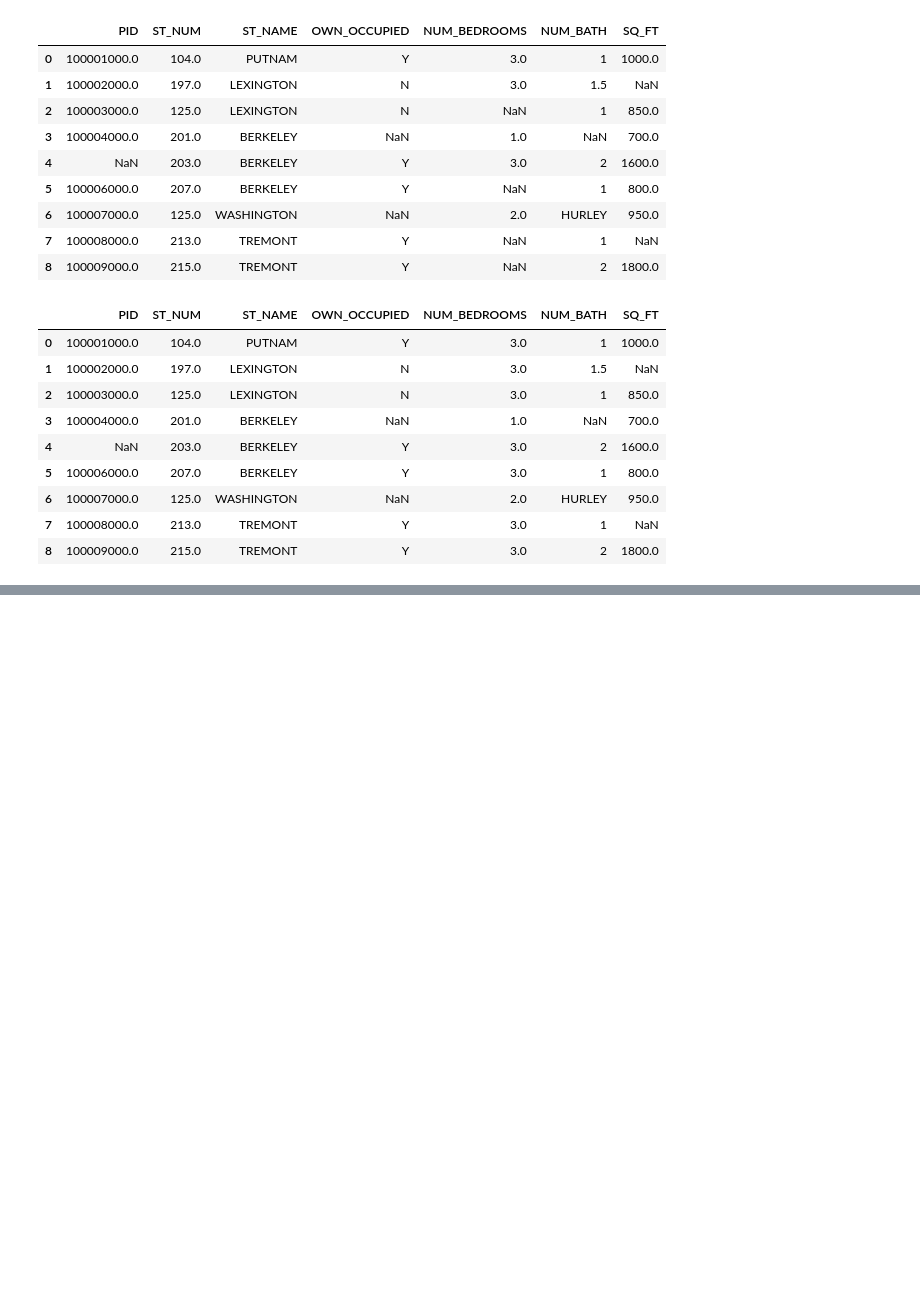
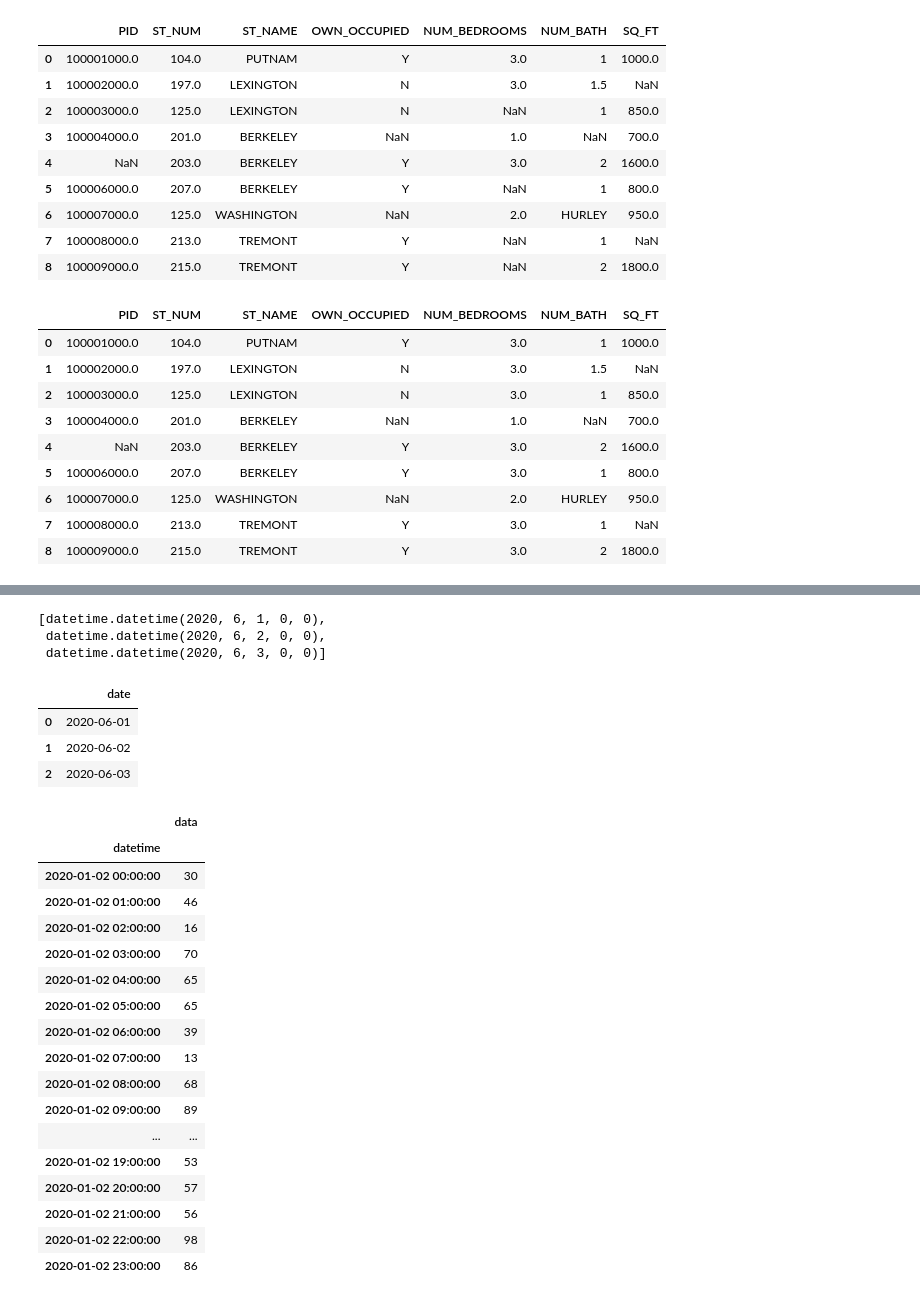
Before and after one commit to ainajefelina/Studi-Independen, a Jupyter notebook: Sesi 7/Latihan 1.ipynb, the cells around one changed output, grey strips where cells are left out. Saved outputs shown, nothing was run; the diff lists cells and outputs as text; code cells hidden in the pictures; blank space fills up the shorter version.

```diff
--- a/Sesi 7/Latihan 1.ipynb
+++ b/Sesi 7/Latihan 1.ipynb
@@ -247,0 +273,2 @@ df
+# %%
+df['data']= np.random.randint(0,100, size=len(date_rng))
@@ -247,0 +284,6 @@ df
+# %%
+df['datetime']=pd.to_datetime(df['date'])
+# %%
+df=df.set_index('datetime')
+# %%
+df.drop(['date'], axis=1, inplace=True)
@@ -247,0 +343,6 @@ df
+# %%
+timestamps_date_rng_2
+# %% [output]
+[datetime.datetime(2020, 6, 1, 0, 0),
+ datetime.datetime(2020, 6, 2, 0, 0),
+ datetime.datetime(2020, 6, 3, 0, 0)]
@@ -247,0 +351,28 @@ df
+# %%
+df2
+# %% [output]
+|  | date |
+| 0 | 2020-06-01 |
+| 1 | 2020-06-02 |
+| 2 | 2020-06-03 |
+# %%
+df[df.index.day ==2]
+# %% [output]
+|  | data |
+| datetime |  |
+| 2020-01-02 00:00:00 | 30 |
+| 2020-01-02 01:00:00 | 46 |
+| 2020-01-02 02:00:00 | 16 |
+| 2020-01-02 03:00:00 | 70 |
+| 2020-01-02 04:00:00 | 65 |
+| 2020-01-02 05:00:00 | 65 |
+| 2020-01-02 06:00:00 | 39 |
+| 2020-01-02 07:00:00 | 13 |
+| 2020-01-02 08:00:00 | 68 |
+| 2020-01-02 09:00:00 | 89 |
+| ... | ... |
+| 2020-01-02 19:00:00 | 53 |
+| 2020-01-02 20:00:00 | 57 |
+| 2020-01-02 21:00:00 | 56 |
+| 2020-01-02 22:00:00 | 98 |
+| 2020-01-02 23:00:00 | 86 |
```
Also changed, not shown: parts of 17 cells of this notebook, 1 other file.
